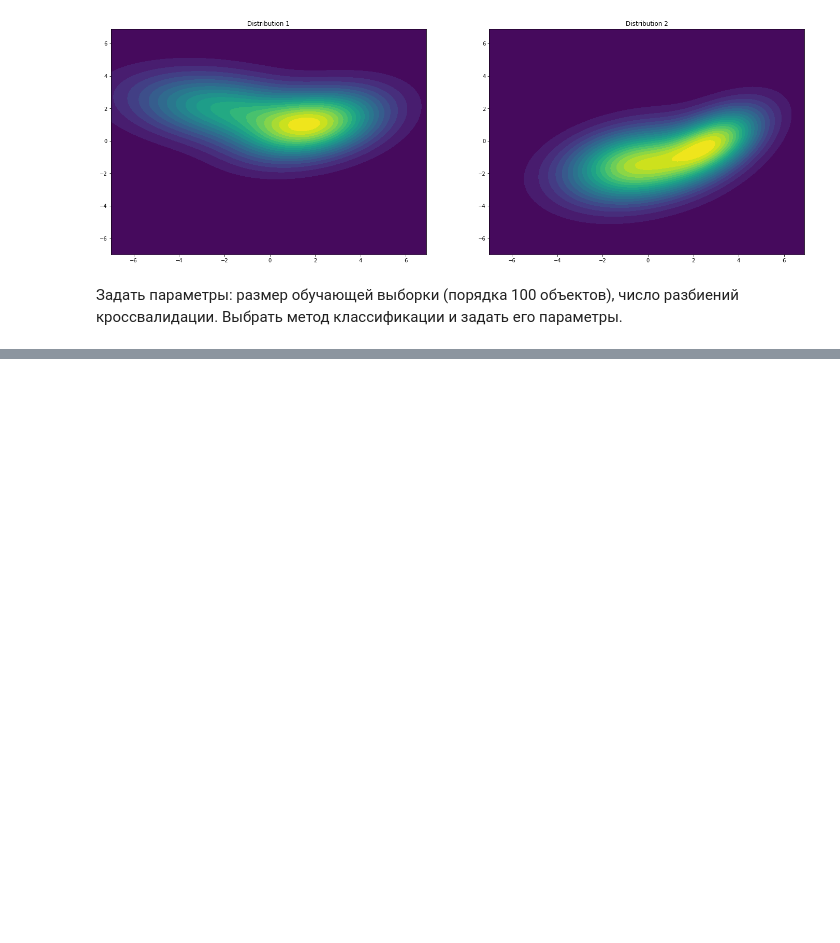
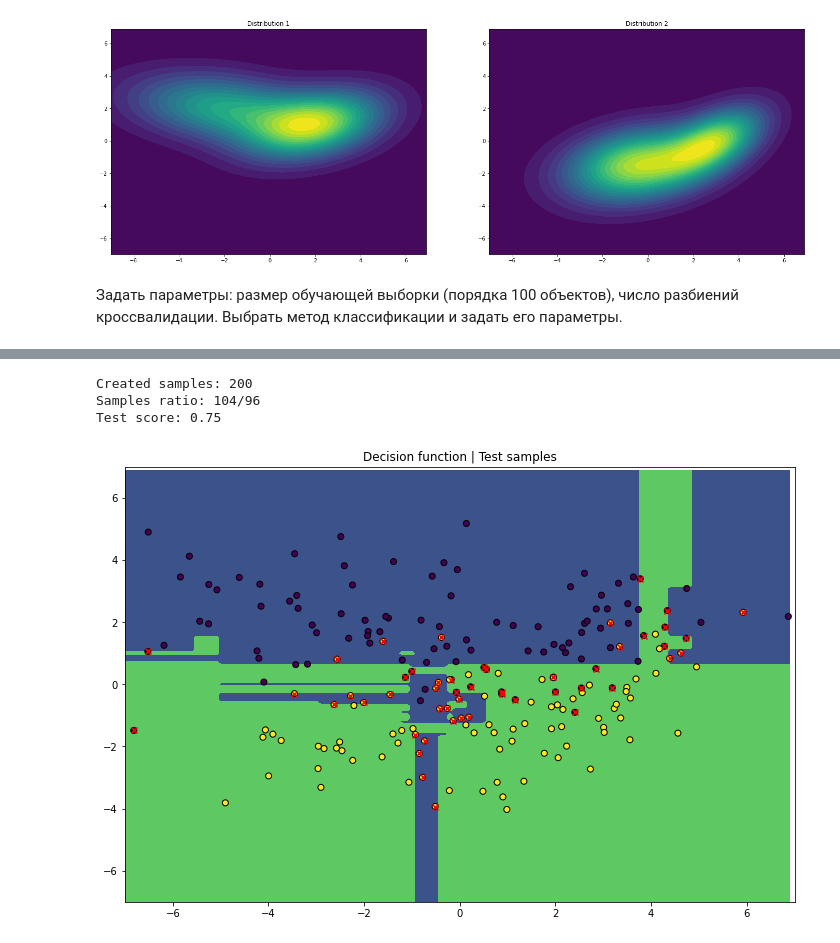
Before and after one commit to pishchev/RGR, a Jupyter notebook: RGR.ipynb, the cells around one changed output, grey strips where cells are left out. Drawn from its saved outputs; the diff is of its cells as text; code cells hidden in the pictures; blank space fills up the shorter version.

```diff
--- a/RGR.ipynb
+++ b/RGR.ipynb
@@ -154,0 +136,9 @@ Test score: 0.785
+# %%
+test_dataset = generate_dataset(200)
+draw_predictions_on_decision_plane(test_dataset, "Decision function | Test samples")
+print(f"Test score: {clf.score(test_dataset[:, 1:], test_dataset[:, 0])}")
+# %% [output]
+Created samples: 200
+Samples ratio: 104/96
+Test score: 0.75
+[figure, added]
```
Also changed, not shown: parts of 8 cells of this notebook.
